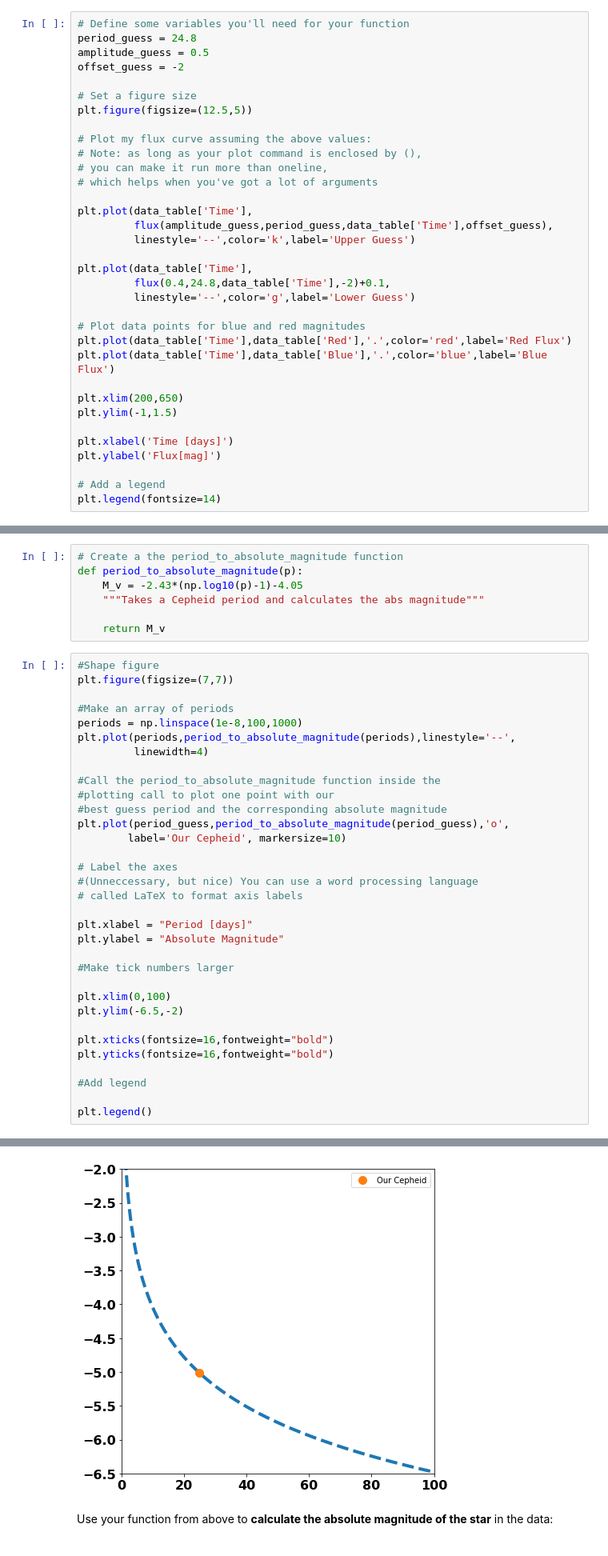
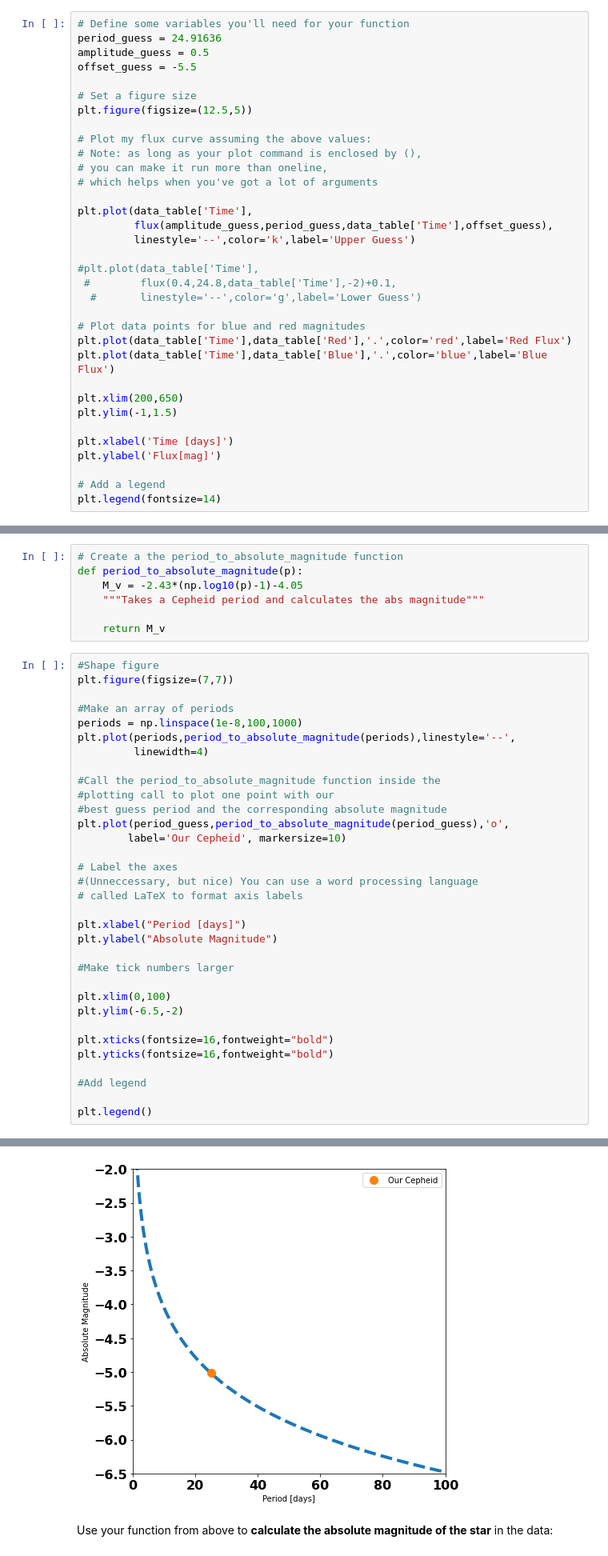
Before and after one commit to simonlowry1/Astro3190_Lowry, a Jupyter notebook: lessons/Cepheid_research_Lowry.ipynb, the cells around one changed output, grey strips where cells are left out. Shown: that part at 80% size. Saved outputs shown, nothing was run; the diff lists cells and outputs as text.

```diff
--- a/lessons/Cepheid_research_Lowry.ipynb
+++ b/lessons/Cepheid_research_Lowry.ipynb
@@ -79,9 +79,9 @@ def flux(a,p,t,o):
     return flux
 # %%
 # Define some variables you'll need for your function
-period_guess = 24.8
+period_guess = 24.91636
 amplitude_guess = 0.5
-offset_guess = -2
+offset_guess = -5.5
 
 # Set a figure size
 plt.figure(figsize=(12.5,5))
@@ -95,9 +95,9 @@ plt.plot(data_table['Time'],
          flux(amplitude_guess,period_guess,data_table['Time'],offset_guess),
          linestyle='--',color='k',label='Upper Guess')
 
-plt.plot(data_table['Time'],
-         flux(0.4,24.8,data_table['Time'],-2)+0.1,
-         linestyle='--',color='g',label='Lower Guess')
+#plt.plot(data_table['Time'],
+ #        flux(0.4,24.8,data_table['Time'],-2)+0.1,
+  #       linestyle='--',color='g',label='Lower Guess')
 
 # Plot data points for blue and red magnitudes
 plt.plot(data_table['Time'],data_table['Red'],'.',color='red',label='Red Flux')
@@ -139,36 +139,36 @@ plt.figure(figsize=(7,7))
 
 #Make an array of periods
 periods = np.linspace(1e-8,100,1000)
 plt.plot(periods,period_to_absolute_magnitude(periods),linestyle='--',
          linewidth=4)
 
 #Call the period_to_absolute_magnitude function inside the
 #plotting call to plot one point with our
 #best guess period and the corresponding absolute magnitude
 plt.plot(period_guess,period_to_absolute_magnitude(period_guess),'o',
         label='Our Cepheid', markersize=10)
 
 # Label the axes
 #(Unneccessary, but nice) You can use a word processing language
 # called LaTeX to format axis labels
 
-plt.xlabel = "Period [days]"
-plt.ylabel = "Absolute Magnitude"
+plt.xlabel("Period [days]")
+plt.ylabel("Absolute Magnitude")
 
 #Make tick numbers larger
 
 plt.xlim(0,100)
 plt.ylim(-6.5,-2)
 
 plt.xticks(fontsize=16,fontweight="bold")
 plt.yticks(fontsize=16,fontweight="bold")
 
 #Add legend
 
 plt.legend()
 # %% [output]
 <matplotlib.legend.Legend at 0x...>
-[figure, old version]
+[figure, new version]
 # %% [markdown]
 Use your function from above to **calculate the absolute magnitude of the star** in the data:
 # %%
```
Also changed, not shown: parts of 8 cells of this notebook.
